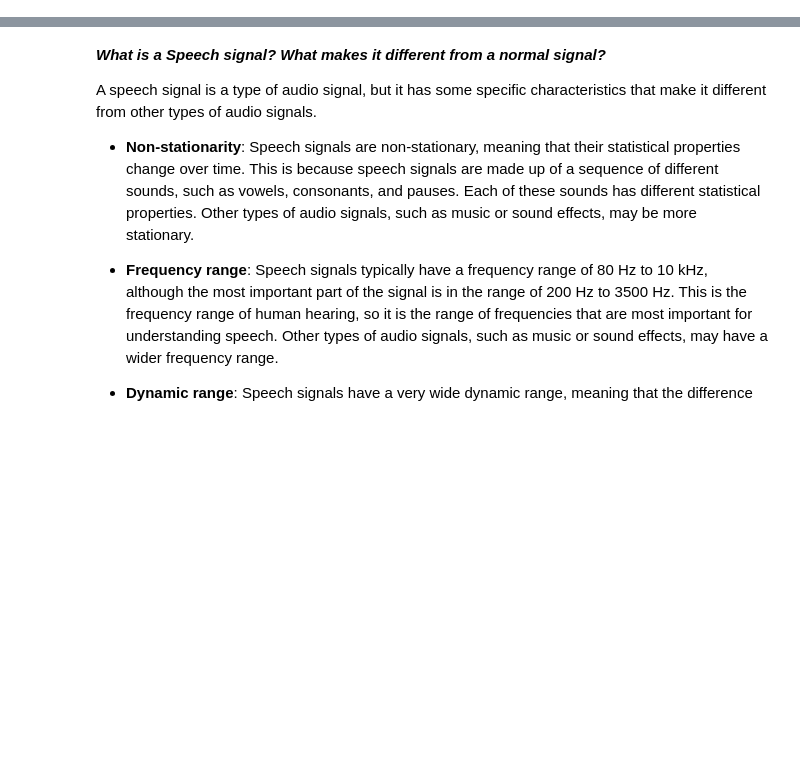
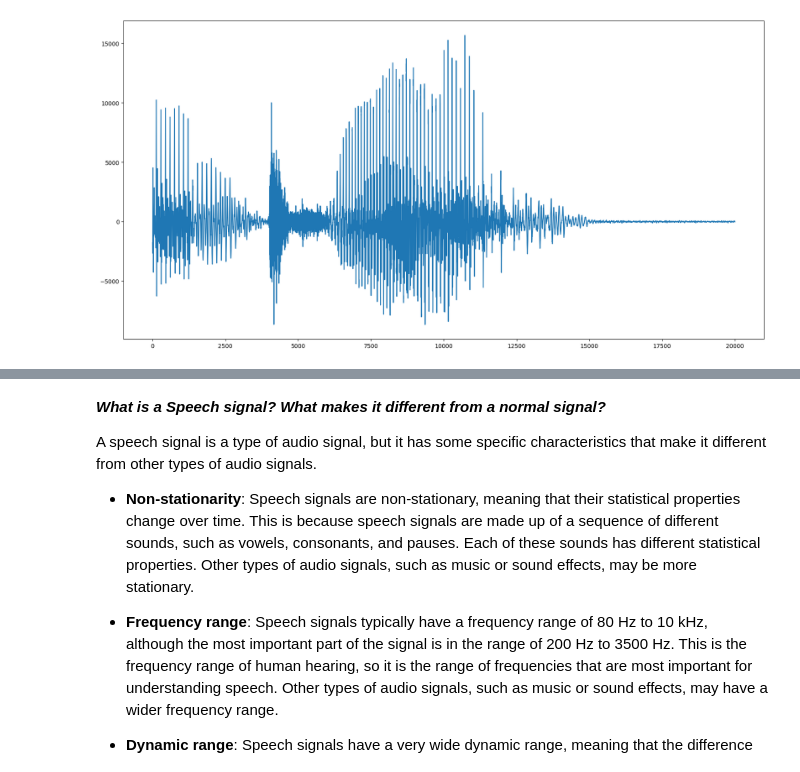
Before and after one commit to MANS555/AIML_TRAINING_MANISH_SAHU, a Jupyter notebook: Speech_AIML.ipynb, the cells around one changed output, grey strips where cells are left out. Saved outputs shown, nothing was run; the diff lists cells and outputs as text; code cells hidden in the pictures; blank space fills up the shorter version.

```diff
--- a/Speech_AIML.ipynb
+++ b/Speech_AIML.ipynb
@@ -17,0 +26,6 @@ display(Audio())
+# %%
+plt.figure(figsize=[20, 10])
+plt.plot(wav[100000:120000])
+plt.show()
+# %% [output]
+[figure, added]
```
Also changed, not shown: parts of 4 cells of this notebook.
